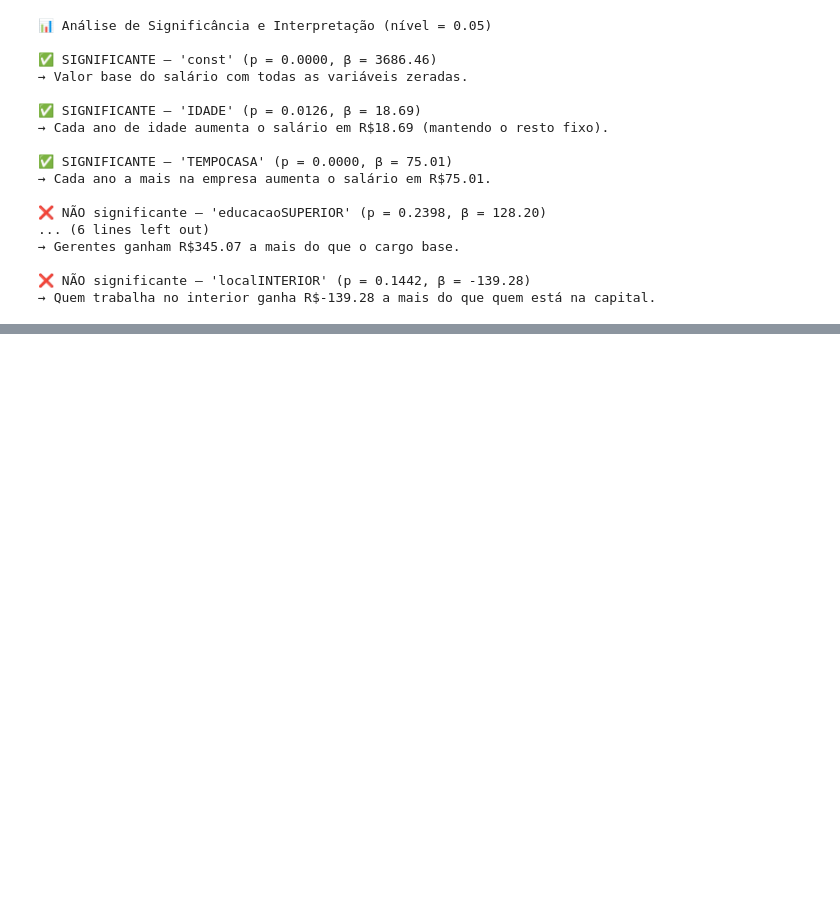
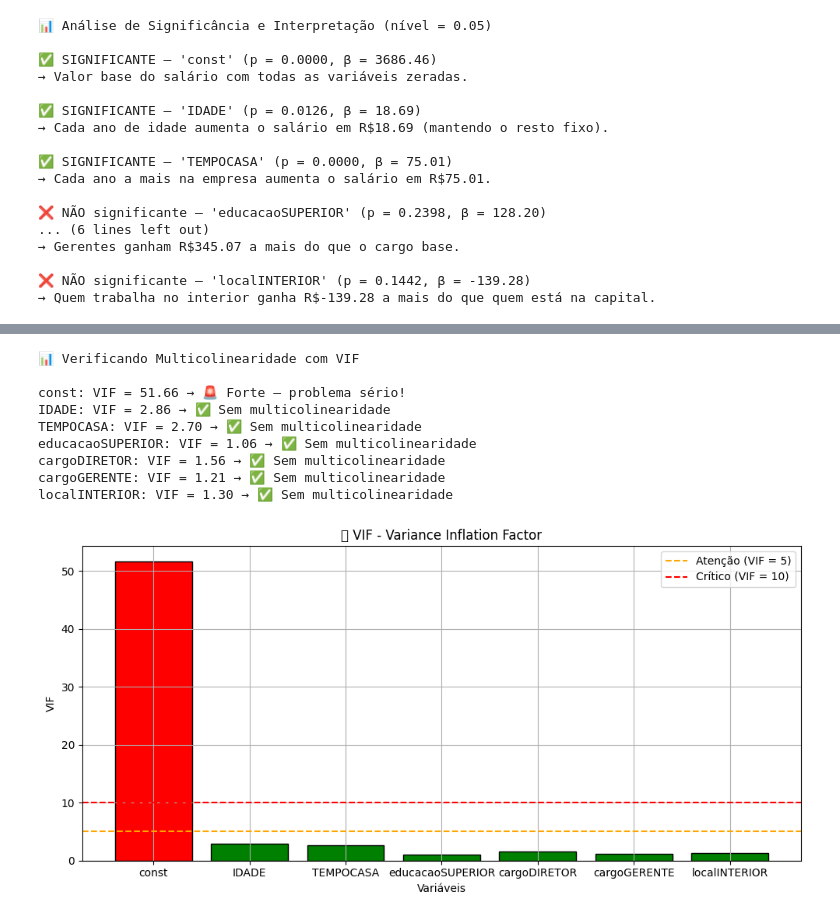
Before and after one commit to gabifgv/portfolio-ml, a Jupyter notebook: reg_multipla.ipynb, the cells around one changed output, grey strips where cells are left out. Drawn from its saved outputs; the diff is of its cells as text; code cells hidden in the pictures; blank space fills up the shorter version.

```diff
--- a/reg_multipla.ipynb
+++ b/reg_multipla.ipynb
@@ -342,0 +346,16 @@ plt.show()
+# %%
+from statsmodels.stats.outliers_influence import variance_inflation_factor
+
+# 1. Definir as variáveis independentes (as mesmas usadas no modelo)
+X = df[['IDADE', 'TEMPOCASA', 'educacaoSUPERIOR', 'cargoDIRETOR', 'cargoGERENTE', 'localINTERIOR']]
+
+# 2. Adicionar constante para o VIF (como fizemos no modelo)
+X_const = sm.add_constant(X)
+
+# 3. Calcular VIF para cada variável
+vif_dados = pd.DataFrame()
+vif_dados['Variável'] = X_const.columns
+vif_dados['VIF'] = [variance_inflation_factor(X_const.values, i) for i in range(X_const.shape[1])]
+
+# 4. Mostrar os resultados
+print(vif_dados)
@@ -342,0 +420,61 @@ plt.show()
+# %%
+def verificar_vif(dataframe, variaveis):
+    """
+    Calcula, interpreta e plota os VIFs para detectar multicolinearidade.
+    """
+    print("📊 Verificando Multicolinearidade com VIF\n")
+
+    # Adiciona constante (intercepto)
+    X = dataframe[variaveis]
+    X_const = sm.add_constant(X)
+
+    # Calcula o VIF
+    vif_dados = pd.DataFrame()
+    vif_dados['Variável'] = X_const.columns
+    vif_dados['VIF'] = [variance_inflation_factor(X_const.values, i) for i in range(X_const.shape[1])]
+
+    # Mostra resultados com interpretação textual
+    for _, row in vif_dados.iterrows():
+        var = row['Variável']
+        vif = row['VIF']
+        if vif < 5:
+            status = "✅ Sem multicolinearidade"
+        elif 5 <= vif <= 10:
+            status = "⚠️ Moderada — atenção!"
+        else:
+            status = "🚨 Forte — problema sério!"
+        print(f"{var}: VIF = {vif:.2f} → {status}")
+
+    # Cores para o gráfico
+    cores = vif_dados['VIF'].apply(
+        lambda x: 'green' if x < 5 else ('orange' if x <= 10 else 'red')
+    )
+
+    # Gráfico
+    plt.figure(figsize=(10, 5))
+    bars = plt.bar(vif_dados['Variável'], vif_dados['VIF'], color=cores, edgecolor='black')
+    plt.axhline(5, color='orange', linestyle='--', label='Atenção (VIF = 5)')
+    plt.axhline(10, color='red', linestyle='--', label='Crítico (VIF = 10)')
+    plt.title("📊 VIF - Variance Inflation Factor")
+    plt.ylabel("VIF")
+    plt.xlabel("Variáveis")
+    plt.legend()
+    plt.grid(True)
+    plt.tight_layout()
+    plt.show()
+
+    return vif_dados
+
+variaveis = ['IDADE', 'TEMPOCASA', 'educacaoSUPERIOR', 'cargoDIRETOR', 'cargoGERENTE', 'localINTERIOR']
+vif_resultado = verificar_vif(df, variaveis)
+# %% [output]
+📊 Verificando Multicolinearidade com VIF
+
+const: VIF = 51.66 → 🚨 Forte — problema sério!
+IDADE: VIF = 2.86 → ✅ Sem multicolinearidade
+TEMPOCASA: VIF = 2.70 → ✅ Sem multicolinearidade
+educacaoSUPERIOR: VIF = 1.06 → ✅ Sem multicolinearidade
+cargoDIRETOR: VIF = 1.56 → ✅ Sem multicolinearidade
+cargoGERENTE: VIF = 1.21 → ✅ Sem multicolinearidade
+localINTERIOR: VIF = 1.30 → ✅ Sem multicolinearidade
+[figure, added]
```
Also changed, not shown: parts of 7 cells of this notebook, 1 other file.
